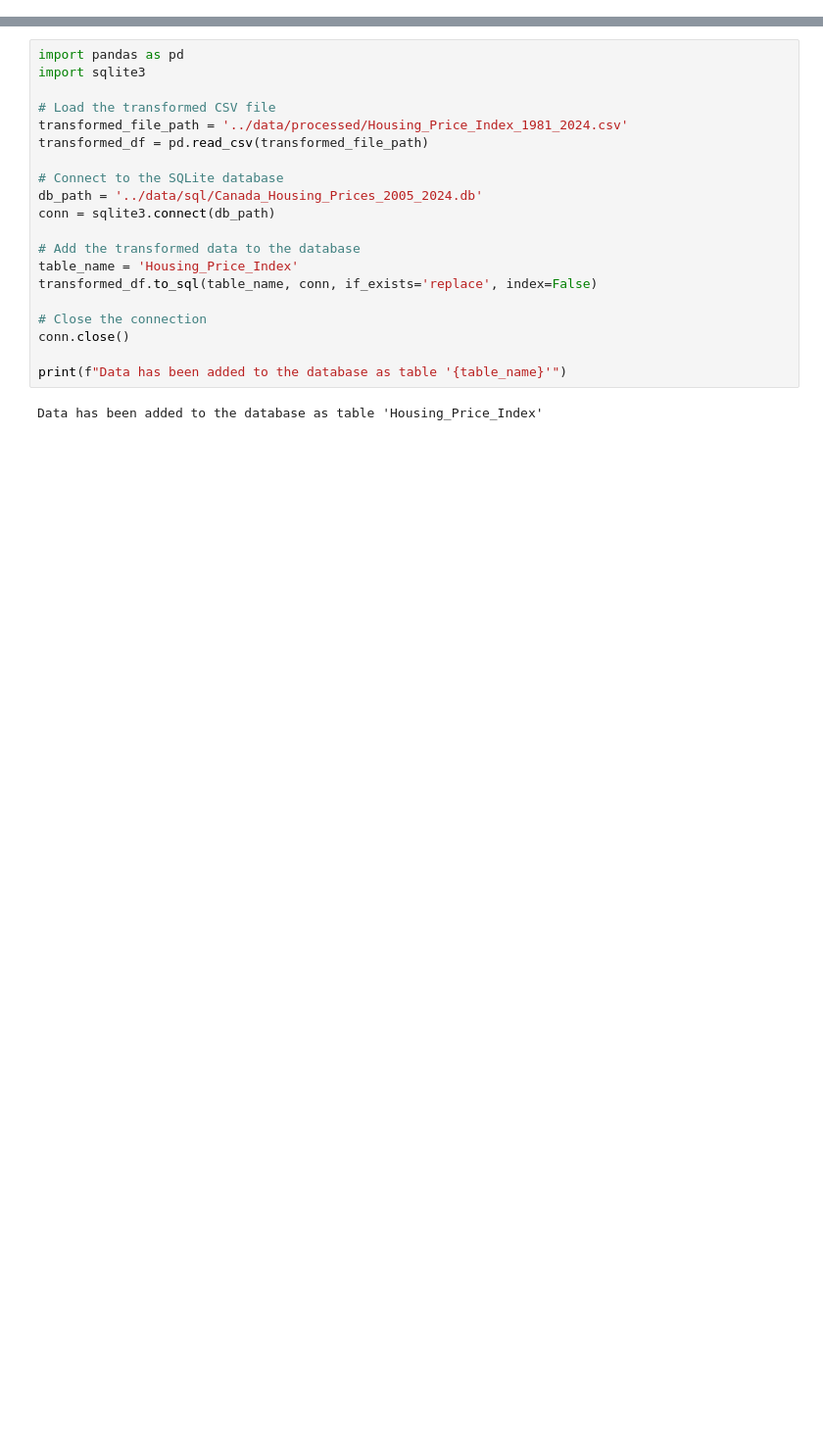
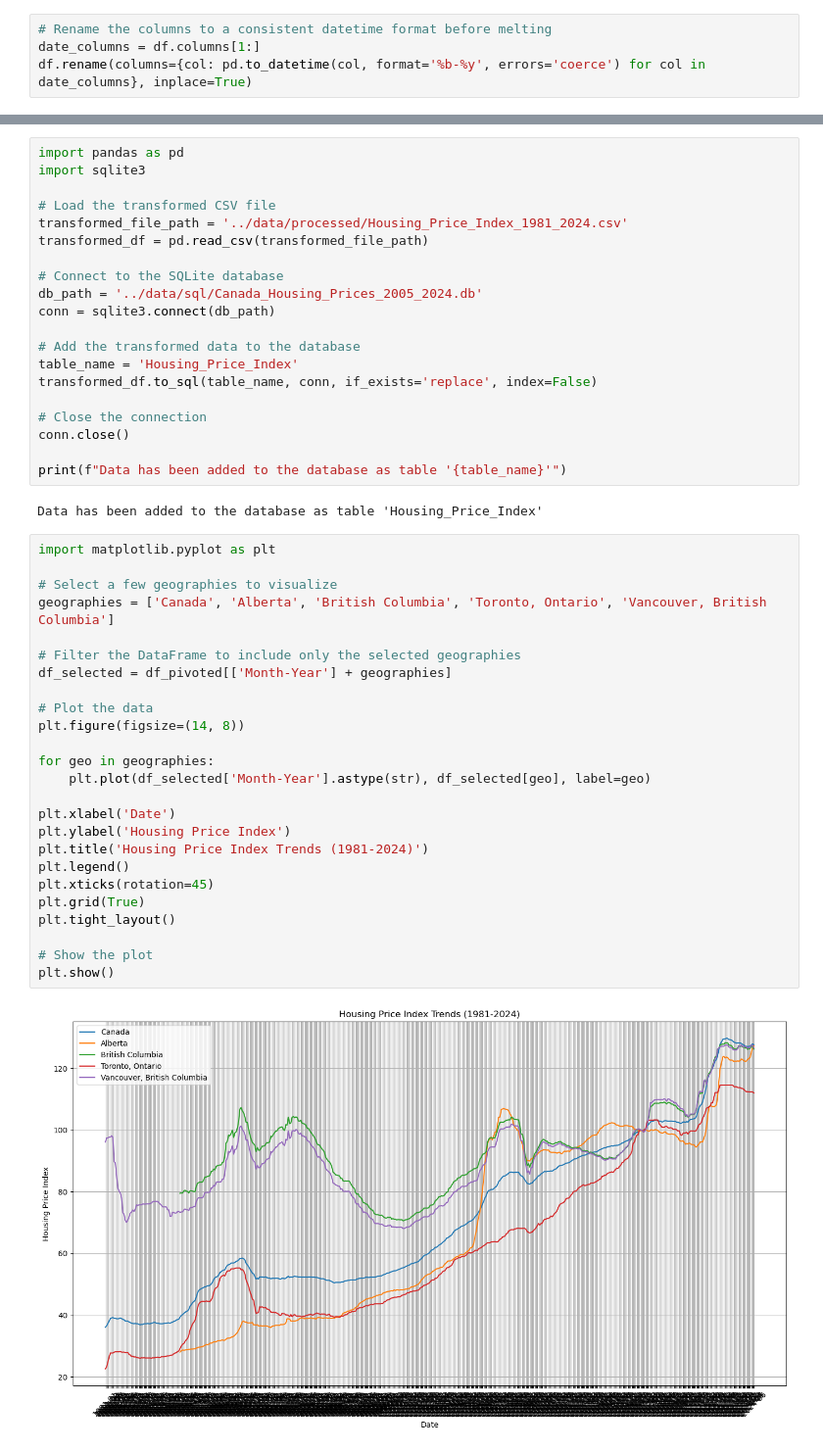
Before and after one commit to hitechparadigm/team_project_2, a Jupyter notebook: src/housing_price_index_dataset.ipynb, the cells around one changed output, grey strips where cells are left out. Shown at 98% size. Cells and saved outputs as stored; diff of their text form; blank space fills up the shorter version.

Commit message:
fixed housing datasets

```diff
--- a/src/housing_price_index_dataset.ipynb
+++ b/src/housing_price_index_dataset.ipynb
@@ -70,0 +29,4 @@ Geography Charlottetown, Prince Edward Island Edmonton, Alberta  \
+# %%
+# Rename the columns to a consistent datetime format before melting
+date_columns = df.columns[1:]
+df.rename(columns={col: pd.to_datetime(col, format='%b-%y', errors='coerce') for col in date_columns}, inplace=True)
@@ -90,3 +123,30 @@ conn.close()
 print(f"Data has been added to the database as table '{table_name}'")
 # %% [output]
 Data has been added to the database as table 'Housing_Price_Index'
+# %%
+import matplotlib.pyplot as plt
+
+# Select a few geographies to visualize
+geographies = ['Canada', 'Alberta', 'British Columbia', 'Toronto, Ontario', 'Vancouver, British Columbia']
+
+# Filter the DataFrame to include only the selected geographies
+df_selected = df_pivoted[['Month-Year'] + geographies]
+
+# Plot the data
+plt.figure(figsize=(14, 8))
+
+for geo in geographies:
+    plt.plot(df_selected['Month-Year'].astype(str), df_selected[geo], label=geo)
+
+plt.xlabel('Date')
+plt.ylabel('Housing Price Index')
+plt.title('Housing Price Index Trends (1981-2024)')
+plt.legend()
+plt.xticks(rotation=45)
+plt.grid(True)
+plt.tight_layout()
+
+# Show the plot
+plt.show()
+# %% [output]
+[figure, added]
```
Also changed, not shown: parts of 7 cells of this notebook, 4 other files.
